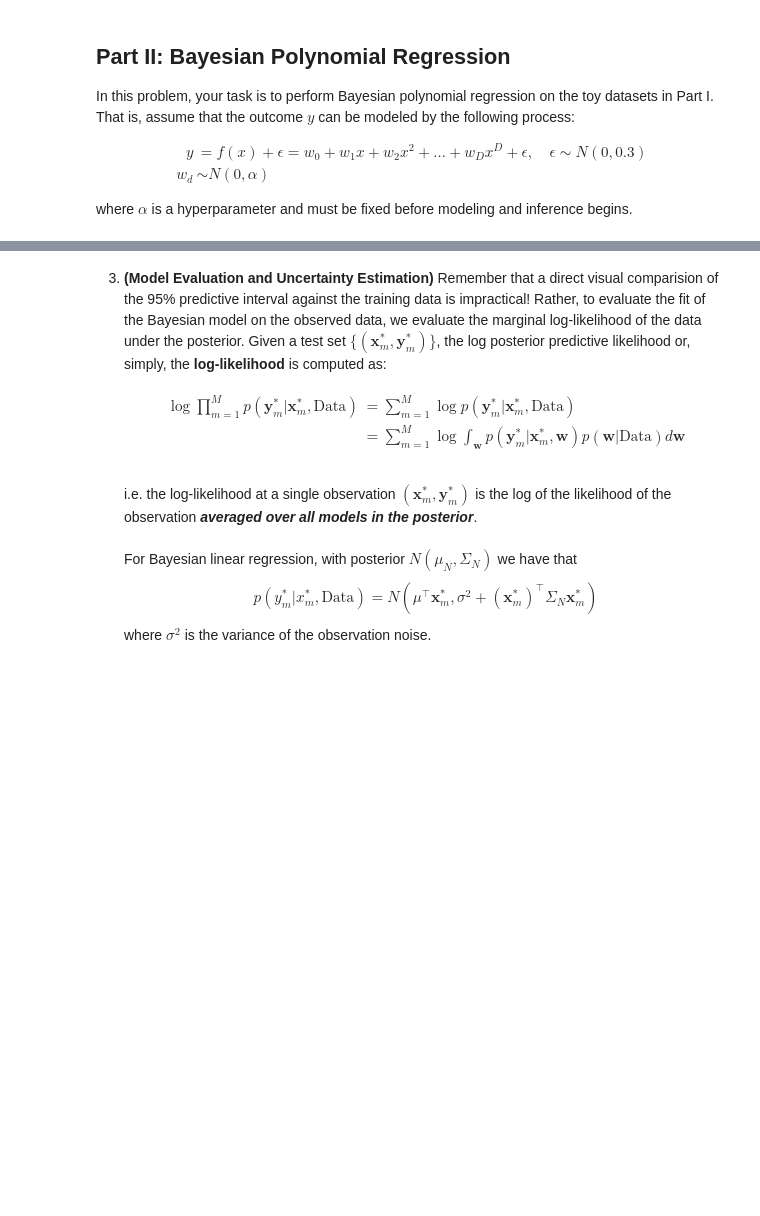
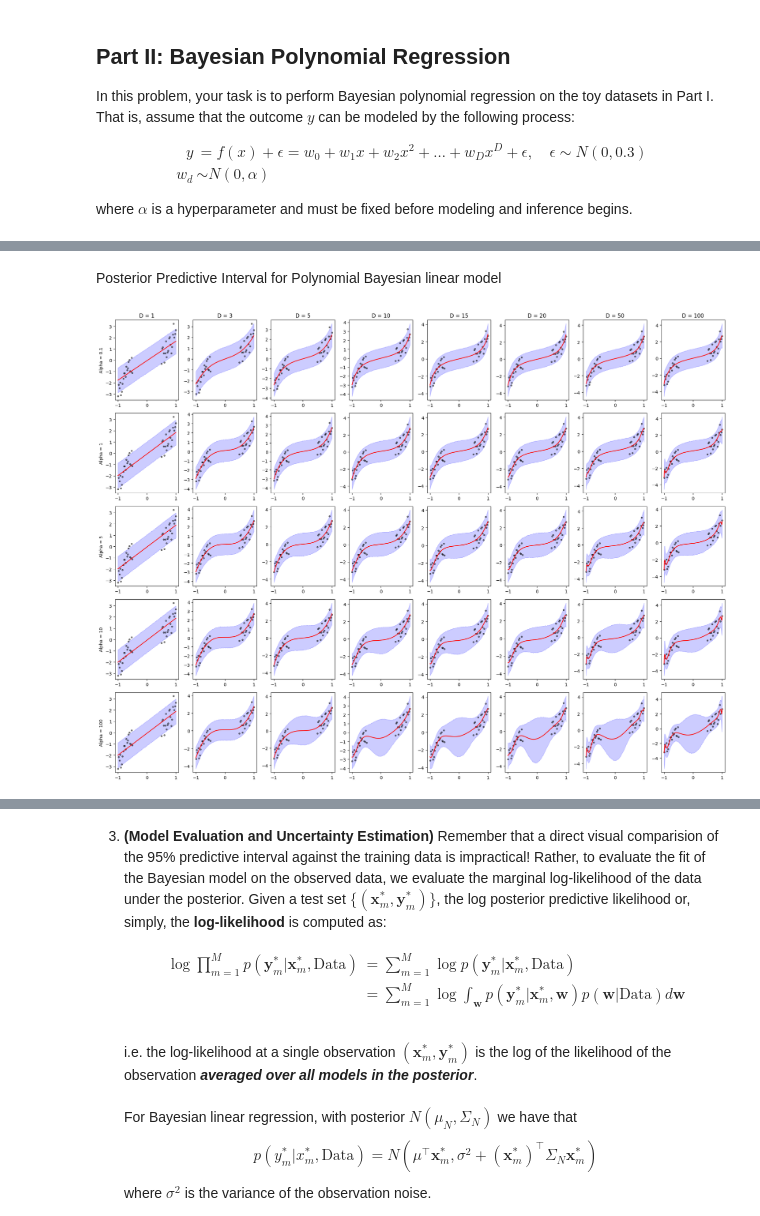
Before and after one commit to chihuangliu/ELEC70122_ML_for_Safety_Critical_Decision_Making, a Jupyter notebook: ELEC70122_HW1.ipynb, the cells around one changed output, grey strips where cells are left out. Saved outputs shown, nothing was run; the diff lists cells and outputs as text; code cells hidden in the pictures; blank space fills up the shorter version.

```diff
--- a/ELEC70122_HW1.ipynb
+++ b/ELEC70122_HW1.ipynb
@@ -420,0 +459,66 @@ Based on your visualizaion, describe in intuitive terms what is the role of $\al
+# %% [markdown]
+Posterior Predictive Interval for Polynomial Bayesian linear model
+# %%
+x_train, y_train, x_test = generate_data(number_of_points=20, noise_variance=0.3)
+
+
+def get_posterior_predictive_bounds(
+    feature_mapper, alpha, x_train, y_train, x_test, noise_var=0.3
+) -> tuple[np.ndarray, np.ndarray, np.ndarray]:
+    if hasattr(feature_mapper, "fit_transform"):
+        phi_train = feature_mapper.fit_transform(x_train.reshape(-1, 1))
+        phi_test = feature_mapper.transform(x_test.reshape(-1, 1))
+    else:
+        phi_train = feature_mapper.transform(x_train)
+        phi_test = feature_mapper.transform(x_test)
+
+    y_matrix = y_train.reshape(-1, 1)
+
+    line_samples, pred_samples = get_posterior_samples(
+        prior_var=alpha,
+        noise_var=noise_var,
+        x_matrix=phi_train,
+        y_matrix=y_matrix,
+        x_test_matrix=phi_test,
+    )
+
+    mean_pred = np.mean(line_samples, axis=0)
+    lower_bound = np.percentile(pred_samples, 2.5, axis=0)
+    upper_bound = np.percentile(pred_samples, 97.5, axis=0)
+
+    return mean_pred, lower_bound, upper_bound
+
+
+Ds = [1, 3, 5, 10, 15, 20, 50, 100]
+alphas = [0.1, 1, 5, 10, 100]
+
+fig, axes = plt.subplots(len(alphas), len(Ds), figsize=(20, 15))
+
+for i, alpha in enumerate(alphas):
+    for j, D in enumerate(Ds):
+        feature_mapper = PolynomialFeatures(D)
+        mean_pred, lower_bound, upper_bound = get_posterior_predictive_bounds(
+            feature_mapper, alpha, x_train, y_train, x_test, noise_var=0.3
+        )
+
+        ax = axes[i, j]
+        ax.fill_between(
+            x_test,
+            lower_bound,
+            upper_bound,
+            alpha=0.2,
+            color="blue",
+            label="95% Posterior Predictive Interval",
+        )
+        ax.plot(x_test, mean_pred, color="red", label="Mean Prediction")
+        ax.scatter(x_train, y_train, color="black", s=10, alpha=0.5)
+
+        if i == 0:
+            ax.set_title(f"D = {D}")
+        if j == 0:
+            ax.set_ylabel(f"Alpha = {alpha}")
+
+plt.tight_layout()
+plt.show()
+# %% [output]
+[figure, added]
```
Also changed, not shown: parts of 14 cells of this notebook.
